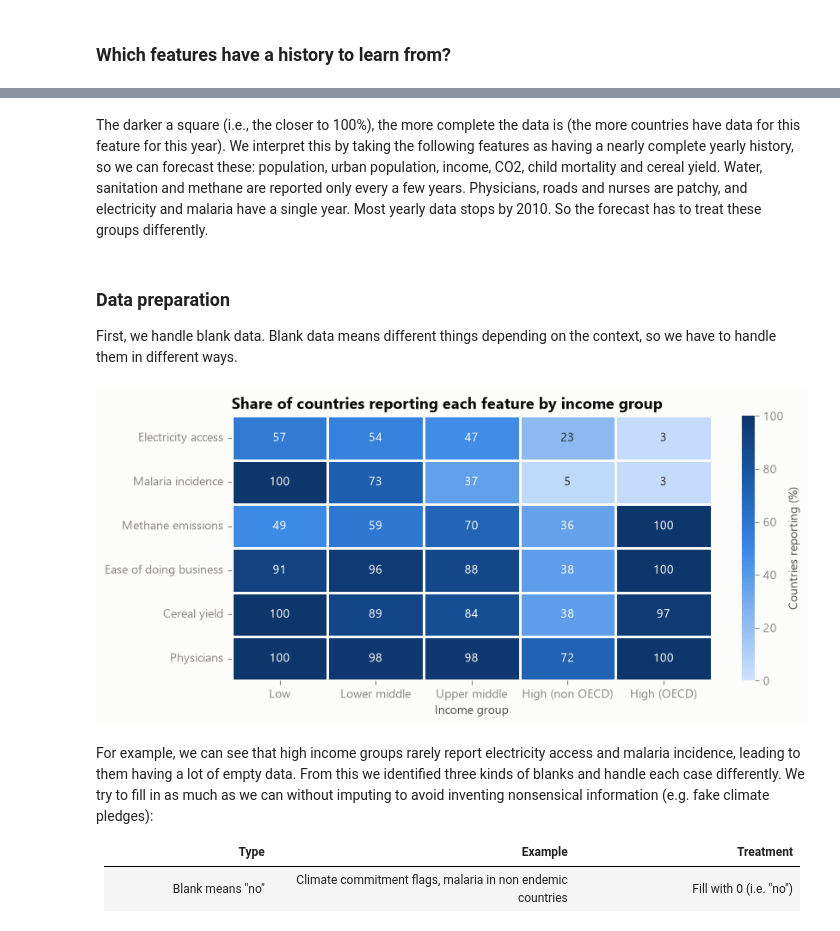
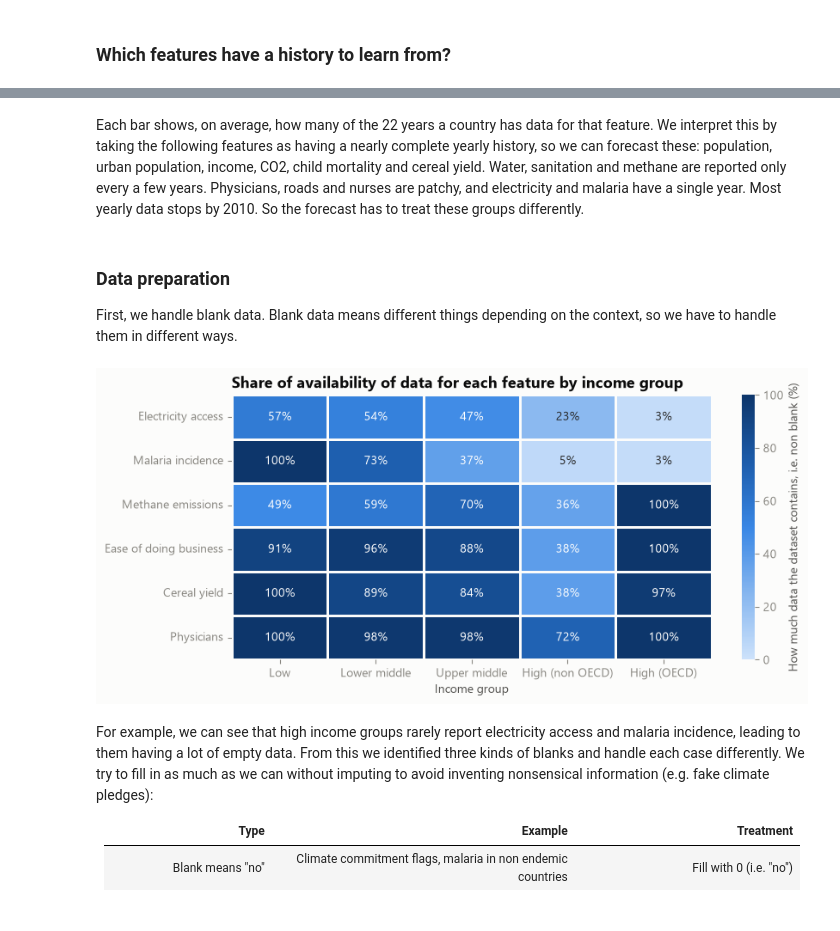
Before and after one commit to edward3423/nasipadang, a Jupyter notebook: nasipadang.ipynb, the cells around one changed output, grey strips where cells are left out. Drawn from its saved outputs; the diff is of its cells as text; code cells hidden in the pictures.

```diff
--- a/nasipadang.ipynb
+++ b/nasipadang.ipynb
@@ -183,5 +188,5 @@ save(fig, "eda_coverage_over_time")
 # %% [markdown]
-The darker a square (i.e., the closer to 100%), the more complete the data is (the more countries have data for this feature for this year).
+Each bar shows, on average, how many of the 22 years a country has data for that feature.
 We interpret this by taking the following features as having a nearly complete yearly history, so we can forecast these: population, urban population, income, CO2, child mortality and cereal yield. Water, sanitation and methane are reported only every a few years. Physicians, roads and nurses are patchy, and electricity and malaria have a single year. Most yearly data stops by 2010. So the forecast has to treat these groups differently.
 # %% [markdown]
 ### Data preparation
@@ -190,30 +195,30 @@ First, we handle blank data. Blank data means different things depending on the
 # %%
 CHECK = {
     "Access to electricity (% of total population)": "Electricity access",
     "Malaria incidence rate (per 100,000 people)": "Malaria incidence",
     "Methane (CH4) emissions, total (KtCO2e)": "Methane emissions",
     "Ease of doing business (ranking 1-183; 1=best)": "Ease of doing business",
     "Cereal yield (kg per hectare)": "Cereal yield",
     "Physicians (per 1,000 people)": "Physicians",
 }
 INCOME_ORDER = ["Low income", "Lower middle income", "Upper middle income", "High income: nonOECD",
                 "High income: OECD"]
 by_income = pd.DataFrame({
     label: wide.xs(series, level="Series name").notna().any(axis=1).groupby(meta["Income group"]).mean()
     for series, label in CHECK.items()
 }).T[INCOME_ORDER] * 100
 
 fig, ax = plt.subplots(figsize=(9, 4))
-sns.heatmap(by_income, annot=True, fmt=".0f", cmap=SEQ, vmin=0, vmax=100, linewidths=2, linecolor=SURFACE,
-            cbar_kws={"label": "Countries reporting (%)"}, ax=ax)
+sns.heatmap(by_income, annot=by_income.round().astype(int).astype(str) + "%", fmt="", cmap=SEQ, vmin=0, vmax=100, linewidths=2, linecolor=SURFACE,
+            cbar_kws={"label": "How much data the dataset contains, i.e. non blank (%)"}, ax=ax)
 ax.set_xticklabels(["Low", "Lower middle", "Upper middle", "High (non OECD)", "High (OECD)"], rotation=0)
 ax.set_xlabel("Income group")
 ax.set_ylabel("")
 ax.grid(False)
-ax.set_title("Share of countries reporting each feature by income group")
+ax.set_title("Share of availability of data for each feature by income group")
 save(fig, "02_missingness_by_income")
 # %% [output]
-[figure, old version]
+[figure, new version]
 # %% [markdown]
 For example, we can see that high income groups rarely report electricity access and malaria incidence, leading to them having a lot of empty data.
 From this we identified three kinds of blanks and handle each case differently. We try to fill in as much as we can without imputing to avoid inventing nonsensical information (e.g. fake climate pledges):
```
Also changed, not shown: parts of 8 cells of this notebook, 7 other files.
